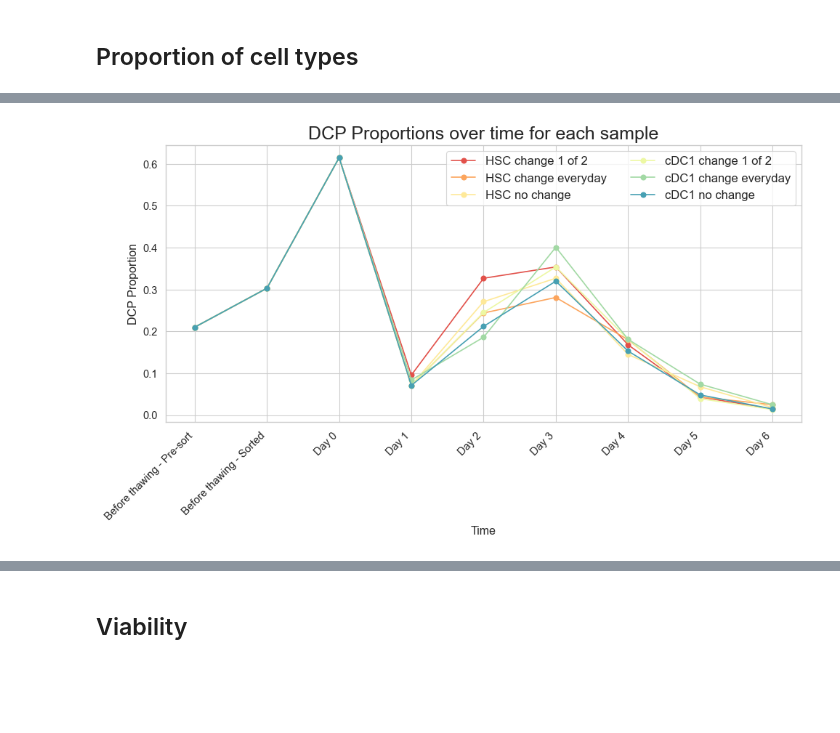
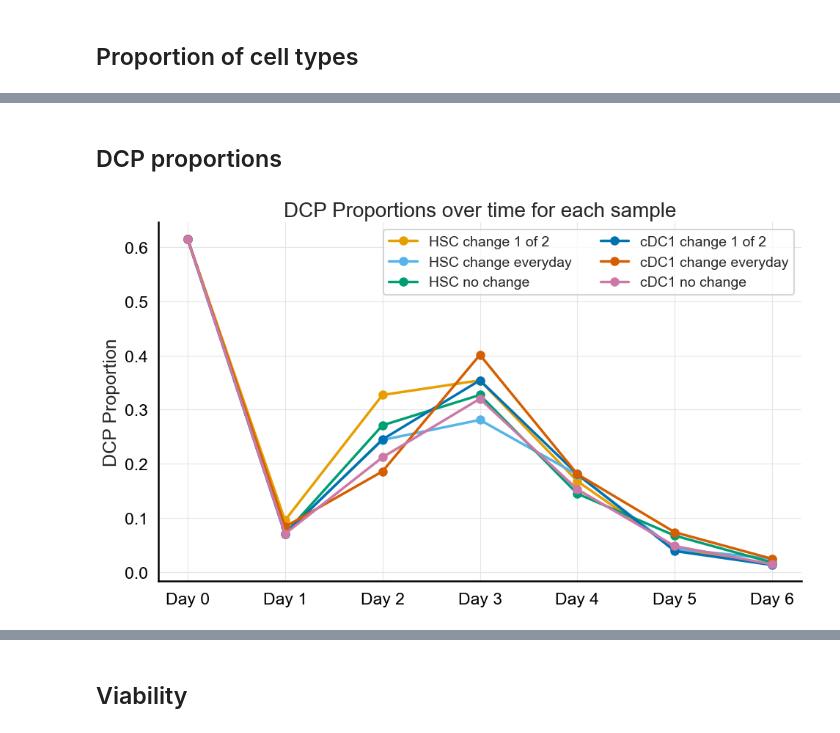
Before and after one commit to AlexiaGiroud/ThawingDCPs, a Jupyter notebook: assessing_viability.ipynb, the cells around one changed output, grey strips where cells are left out. Drawn from its saved outputs; the diff is of its cells as text; code cells hidden in the pictures; blank space fills up the shorter version.

```diff
--- a/assessing_viability.ipynb
+++ b/assessing_viability.ipynb
@@ -263,2 +296,0 @@ plt.show()
-# %%
-sns.set_palette("Spectral", n_colors=6)
@@ -279,0 +482,2 @@ plt.show()
+# %% [markdown]
+## DCP proportions
@@ -279,0 +493,9 @@ plt.show()
+# %%
+palette_okabe_ito = [
+    "#E69F00",  # orange
+    "#56B4E9",  # sky blue
+    "#009E73",  # bluish green
+    "#0072B2",  # blue
+    "#D55E00",  # vermillion
+    "#CC79A7",  # reddish purple
+]
@@ -280,16 +526,20 @@ plt.show()
+# %%
+#sns.set_palette(categorical_6)
+sns.set_palette(palette_okabe_ito)
+# %%
+dcp_proportions_06 = dcp_proportions[2:]
 # %%
 # Plotting DCP proportions with line plot
 plt.figure(figsize=(10, 6))
-for sample in dcp_proportions.columns:
-    plt.plot(dcp_proportions.index, dcp_proportions[sample], marker='o', label=sample)
 
-plt.title('DCP Proportions over time for each sample', fontsize=18)
-plt.xlabel('Time')
+for sample in dcp_proportions_06.columns:
+    plt.plot(dcp_proportions_06.index, dcp_proportions_06[sample], marker='o', label=sample)
+
+plt.title('DCP Proportions over time for each sample')
 plt.ylabel('DCP Proportion')
-plt.xticks(rotation=45, ha='right')
-plt.legend(title="", frameon=True, ncol=2, fontsize=12)
+#plt.xticks(rotation=45, ha='right')
+plt.legend(title="", frameon=True, ncol=2)
 plt.tight_layout()
-plt.savefig('Figures/assessing_viability/DCP_proportions_line_plot.png', dpi=300, bbox_inches='tight')
-plt.show()
+plt.savefig('Figures/assessing_viability/DCP_proportions_line_plot.png', dpi=300, bbox_inches='tight');
 # %% [output]
-[figure, old version]
+[figure, new version]
```
Also changed, not shown: parts of 30 cells of this notebook, 20 other files.
